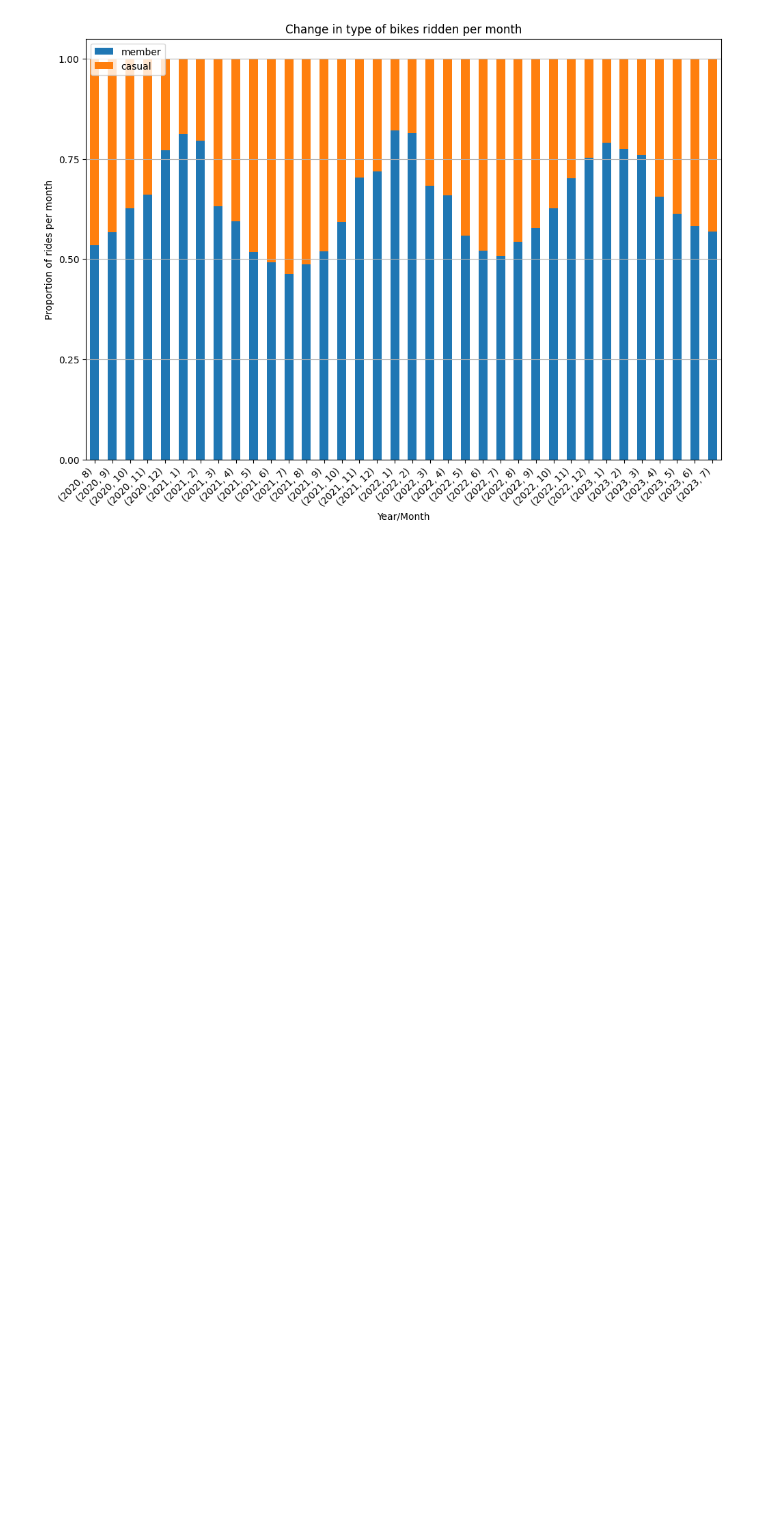
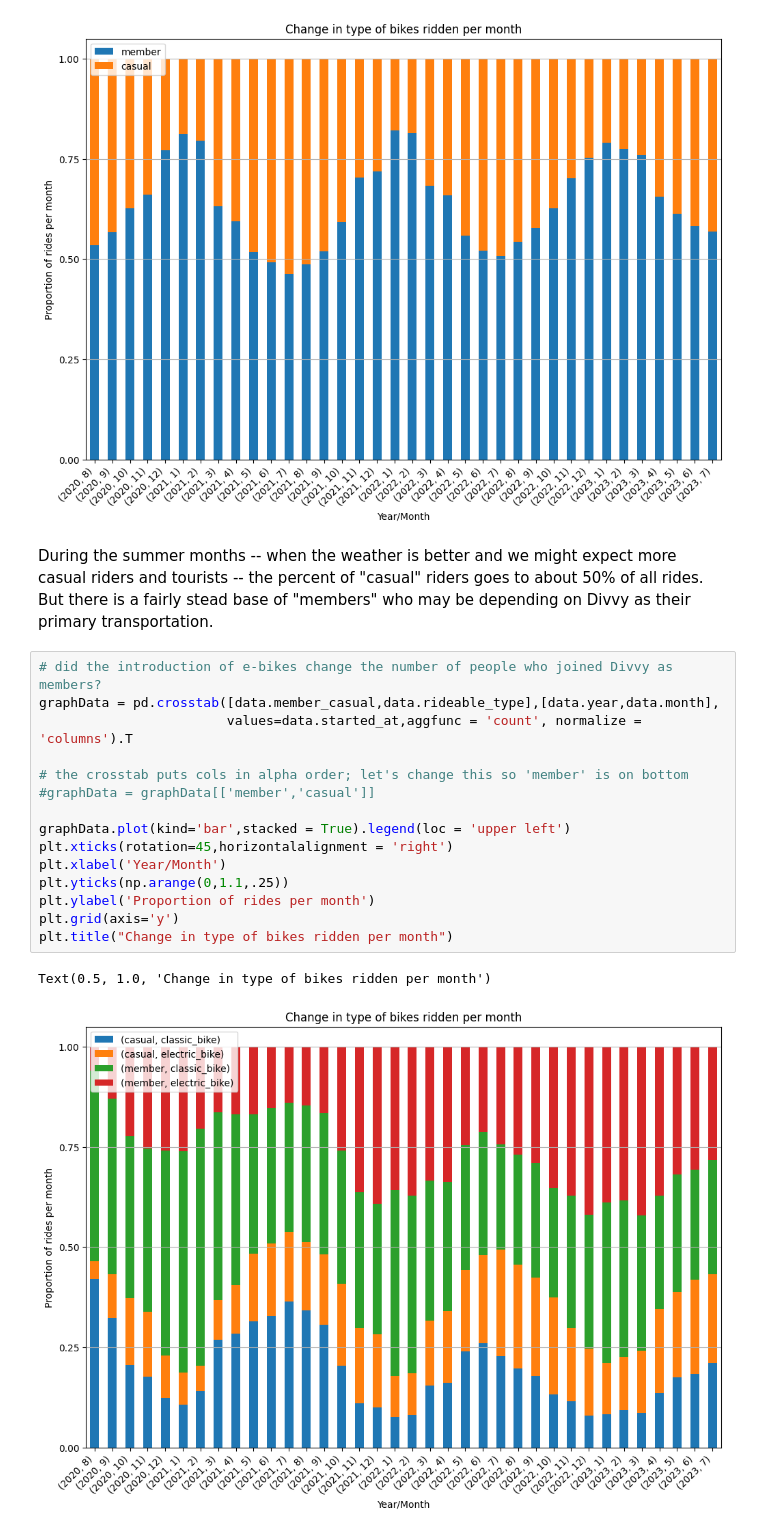
Before and after one commit to adamlporter/DivvyToolsAndAnalysis, a Jupyter notebook: DivvyEBikeAnalysis.ipynb, the cells around one changed output. Drawn from its saved outputs; the diff is of its cells as text; blank space fills up the shorter version.

```diff
--- a/DivvyEBikeAnalysis.ipynb
+++ b/DivvyEBikeAnalysis.ipynb
@@ -160,3 +317,23 @@ plt.title("Change in type of bikes ridden per month")
 # %% [output]
 Text(0.5, 1.0, 'Change in type of bikes ridden per month')
 [figure]
+# %% [markdown]
+During the summer months -- when the weather is better and we might expect more casual riders and tourists -- the percent of "casual" riders goes to about 50% of all rides. But there is a fairly stead base of "members" who may be depending on Divvy as their primary transportation.
+# %%
+# did the introduction of e-bikes change the number of people who joined Divvy as members?
+graphData = pd.crosstab([data.member_casual,data.rideable_type],[data.year,data.month],
+                        values=data.started_at,aggfunc = 'count', normalize = 'columns').T
+
+# the crosstab puts cols in alpha order; let's change this so 'member' is on bottom
+#graphData = graphData[['member','casual']]
+
+graphData.plot(kind='bar',stacked = True).legend(loc = 'upper left')
+plt.xticks(rotation=45,horizontalalignment = 'right')
+plt.xlabel('Year/Month')
+plt.yticks(np.arange(0,1.1,.25))
+plt.ylabel('Proportion of rides per month')
+plt.grid(axis='y')
+plt.title("Change in type of bikes ridden per month")
+# %% [output]
+Text(0.5, 1.0, 'Change in type of bikes ridden per month')
+[figure, added]
```
Also changed, not shown: parts of 43 cells of this notebook, 11 other files.
